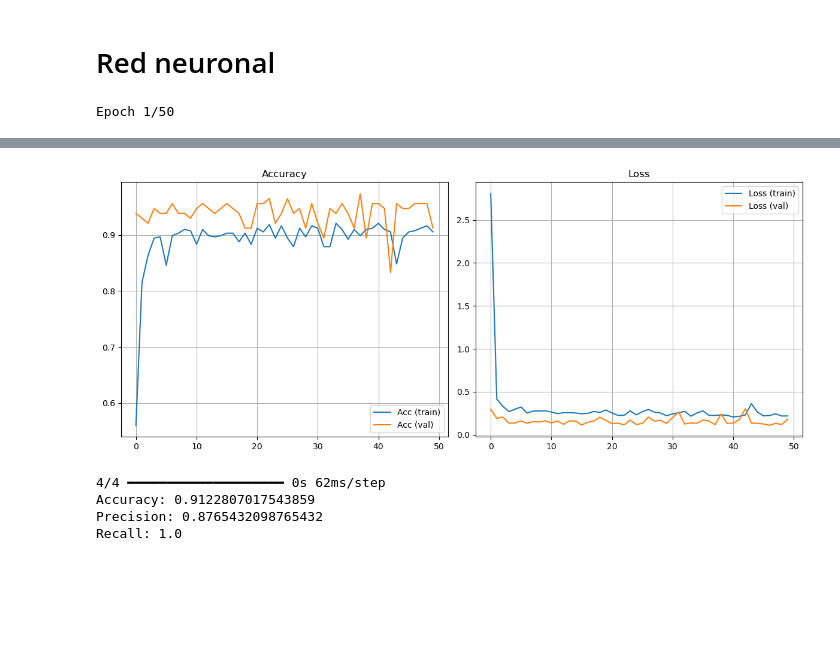
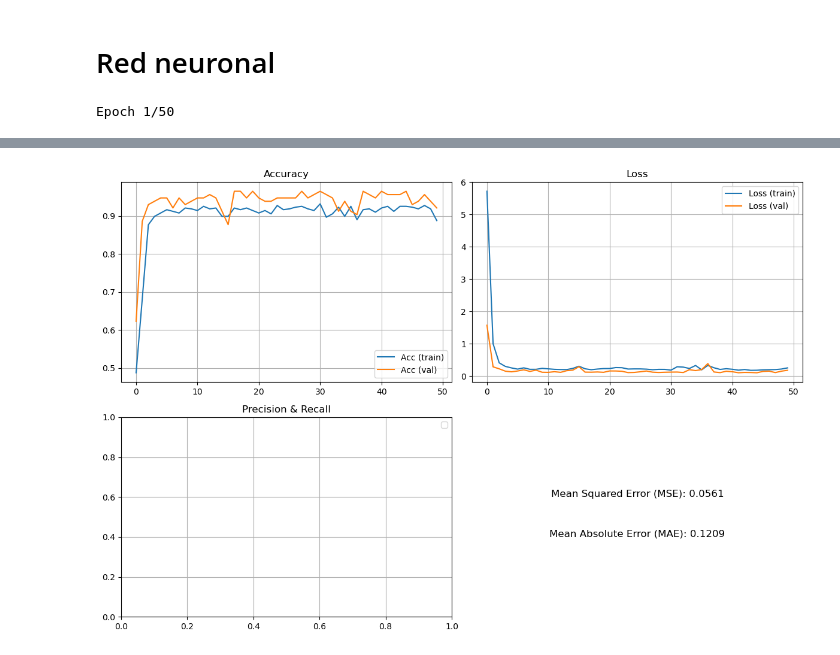
Before and after one commit to JHYouness/Mislata_proyecto, a Jupyter notebook: notebooks/modelo_temperatura.ipynb, the cells around one changed output, grey strips where cells are left out. Drawn from its saved outputs; the diff is of its cells as text; code cells hidden in the pictures; blank space fills up the shorter version.

Commit message:
Limpieza modelo

```diff
--- a/notebooks/modelo_temperatura.ipynb
+++ b/notebooks/modelo_temperatura.ipynb
@@ -97,7 +97,7 @@ from sklearn.model_selection import train_test_split
 from sklearn.datasets import load_breast_cancer
 import numpy as np
 import matplotlib.pyplot as plt
-from sklearn.metrics import accuracy_score, precision_score, recall_score
+from sklearn.metrics import accuracy_score, precision_score, recall_score, mean_squared_error, mean_absolute_error
 
 # Load and prepare data
 data = load_breast_cancer()
@@ -107,19 +107,19 @@ y = data.target
 # Split data
 X_train, X_test, y_train, y_test = train_test_split(X, y, test_size=0.2, random_state=42)
 
-# Create the model - fixing the architecture
+# Create the model
 model = Sequential([
     Dense(16, activation='relu', input_shape=(X_train.shape[1],)),
-    Dense(64, activation='relu'),  # Removed redundant input_shape
+    Dense(64, activation='relu'),
     Dense(32, activation='relu'),
     Dense(16, activation='relu'),
-    Dense(1, activation='sigmoid')  # Changed to sigmoid for binary classification
+    Dense(1, activation='sigmoid')
 ])
 
 # Compile with appropriate loss function
 model.compile(
     optimizer=Adam(learning_rate=0.001),
-    loss='binary_crossentropy',  # Changed to appropriate loss for binary classification
+    loss='binary_crossentropy',
     metrics=['accuracy', tf.keras.metrics.Precision(), tf.keras.metrics.Recall()]
 )
 
@@ -131,25 +131,69 @@ history = model.fit(
     validation_data=(X_test, y_test)
 )
 
+# Get predictions
+y_pred_prob = model.predict(X_test)
+y_pred = (y_pred_prob > 0.5).astype(int)
+
+# Calculate MSE and MAE
+mse = mean_squared_error(y_test, y_pred_prob)
+mae = mean_absolute_error(y_test, y_pred_prob)
+
+print(f"Mean Squared Error (MSE): {mse:.4f}")
+print(f"Mean Absolute Error (MAE): {mae:.4f}")
+
+# Print the keys in history.history to check the correct names
+print("Available metrics:", history.history.keys())
+
 # Plot training metrics
-plt.figure(figsize=(12, 5))
+plt.figure(figsize=(12, 8))
 
 # Plot accuracy
-plt.subplot(1, 2, 1)
+plt.subplot(2, 2, 1)
 plt.plot(history.history['accuracy'], label='Acc (train)')
 plt.plot(history.history['val_accuracy'], label='Acc (val)')
 plt.legend()
 plt.grid(True)
 plt.title("Accuracy")
 
-# Plot loss separately
-plt.subplot(1, 2, 2)
+# Plot loss
+plt.subplot(2, 2, 2)
 plt.plot(history.history['loss'], label='Loss (train)')
 plt.plot(history.history['val_loss'], label='Loss (val)')
 plt.legend()
 plt.grid(True)
 plt.title("Loss")
 
+# Plot precision and recall using the correct keys
+plt.subplot(2, 2, 3)
+# The correct keys will likely be 'precision' and 'val_precision' or similar
+# First we'll check what keys are available
+if 'precision' in history.history and 'val_precision' in history.history:
+    plt.plot(history.history['precision'], label='Precision (train)')
+    plt.plot(history.history['val_precision'], label='Precision (val)')
+elif 'precision_1' in history.history and 'val_precision_1' in history.history:
+    plt.plot(history.history['precision_1'], label='Precision (train)')
+    plt.plot(history.history['val_precision_1'], label='Precision (val)')
+
+if 'recall' in history.history and 'val_recall' in history.history:
+    plt.plot(history.history['recall'], label='Recall (train)')
+    plt.plot(history.history['val_recall'], label='Recall (val)')
+elif 'recall_1' in history.history and 'val_recall_1' in history.history:
+    plt.plot(history.history['recall_1'], label='Recall (train)')
+    plt.plot(history.history['val_recall_1'], label='Recall (val)')
+
+plt.legend()
+plt.grid(True)
+plt.title("Precision & Recall")
+
+# Display MSE and MAE as text
+plt.subplot(2, 2, 4)
+plt.axis('off')
+plt.text(0.5, 0.6, f"Mean Squared Error (MSE): {mse:.4f}",
+         horizontalalignment='center', fontsize=12)
+plt.text(0.5, 0.4, f"Mean Absolute Error (MAE): {mae:.4f}",
+         horizontalalignment='center', fontsize=12)
+
 plt.tight_layout()
 plt.show()
 # %% [output]
@@ -174,5 +218 @@ Epoch 50/50
-[figure, old version]
+[figure, new version]
-4/4 ━━━━━━━━━━━━━━━━━━━━ 0s 62ms/step
-Accuracy: 0.9122807017543859
-Precision: 0.8765432098765432
-Recall: 1.0
```
Also changed, not shown: parts of 1 cell of this notebook, 1 other file.
